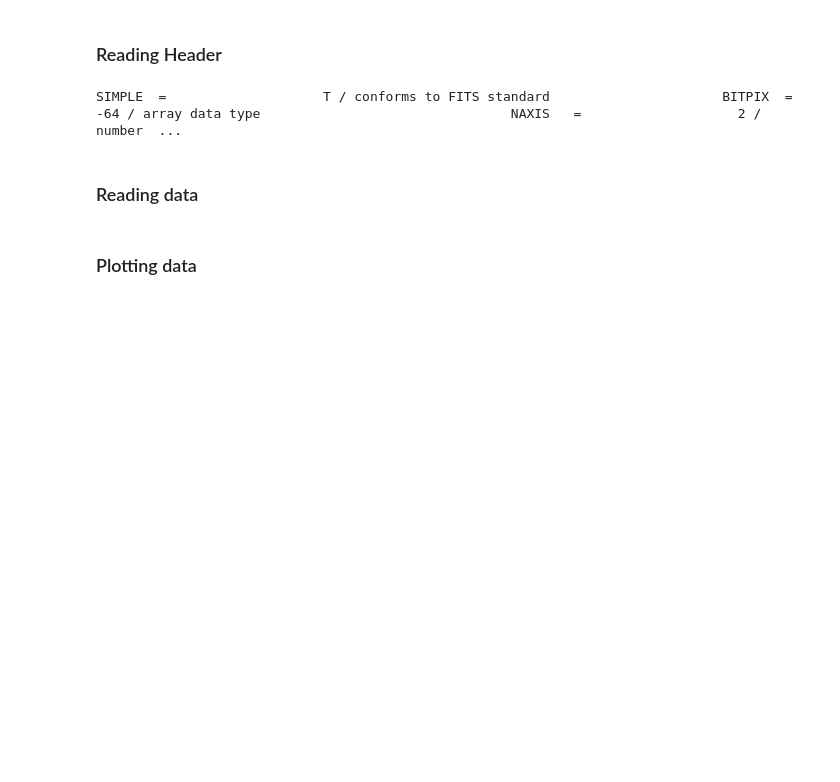
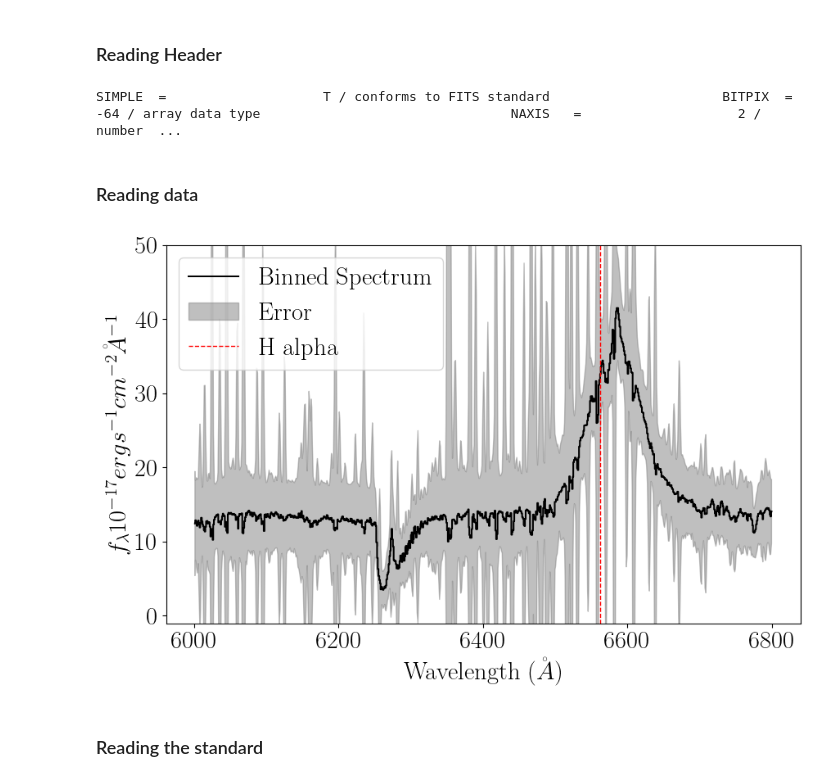
Before and after one commit to seratsaad/j0950, a Jupyter notebook: Halpha.ipynb, the cells around one changed output. Drawn from its saved outputs; the diff is of its cells as text; code cells hidden in the pictures; blank space fills up the shorter version.

```diff
--- a/Halpha.ipynb
+++ b/Halpha.ipynb
@@ -52,16 +52,66 @@ SIMPLE  =                    T / conforms to FITS standard
 # %% [markdown]
 ### Reading data
 # %%
-file_path = 'HETspec/PSU22-2-010/spectrum_20220325_0000009_exp01_red.fits'
+def read_spectrum(file_path, z):
+    with fits.open(file_path) as hdul:
+        data = hdul[0].data
+    wl = data[0] / (1 + z)
+    flux = data[1] * 1e17
+    e_flux = data[2] * 1e17
+    return wl, flux, e_flux
 
-# redshift
+# File paths and redshift
+file_path_farred = 'HETspec/PSU22-2-010/spectrum_20220325_0000009_exp01_farred.fits'
+file_path_other = 'HETspec/PSU22-2-010/spectrum_20220325_0000009_exp01_red.fits'
 z = 0.2144
 
-with fits.open(file_path) as hdul:
-    data = hdul[0].data
+# Read both spectra
+wl_farred, flux_farred, e_flux_farred = read_spectrum(file_path_farred, z)
+wl_other, flux_other, e_flux_other = read_spectrum(file_path_other, z)
 
-wl = data[0]/(1+z)
-flux = data[1]*1e17
-e_flux = data[2]*1e17
+# Combine the data
+wl_combined = np.concatenate((wl_farred, wl_other))
+flux_combined = np.concatenate((flux_farred, flux_other))
+e_flux_combined = np.concatenate((e_flux_farred, e_flux_other))
+
+# Bin the combined data
+bin_width = 1
+bins = np.arange(min(wl_combined), max(wl_combined) + bin_width, bin_width)
+bin_centers = 0.5 * (bins[:-1] + bins[1:])
+indices = np.digitize(wl_combined, bins)
+
+binned_wl = []
+binned_flux = []
+binned_flux_err = []
+
+for i in range(1, len(bins)):
+    in_bin = indices == i
+    if np.any(in_bin):
+        binned_wl.append(np.mean(wl_combined[in_bin]))
+        binned_flux.append(np.mean(flux_combined[in_bin]))
+        binned_flux_err.append(np.mean(e_flux_combined[in_bin]))
+
+binned_wl = np.array(binned_wl)
+binned_flux = np.array(binned_flux)
+binned_flux_err = np.array(binned_flux_err)
+
+# Apply mask to keep only values between 6000 Å and 7000 Å
+mask = (binned_wl >= 6000) & (binned_wl <= 6800)
+binned_wl_masked = binned_wl[mask]
+binned_flux_masked = binned_flux[mask]
+binned_flux_err_masked = binned_flux_err[mask]
+
+# Plotting the combined spectrum with the mask applied
+plt.figure(figsize=(10, 6))
+plt.plot(binned_wl_masked, binned_flux_masked, label='Binned Spectrum', color="black", drawstyle='steps-mid')
+plt.fill_between(binned_wl_masked, binned_flux_masked - binned_flux_err_masked, binned_flux_masked + binned_flux_err_masked, color='gray', alpha=0.5, label='Error')
+plt.axvline(x=6562.819, color='r', linestyle='--', linewidth=1, label="H alpha")
+plt.xlabel("Wavelength ($\AA$)")
+plt.ylabel("$f_{\lambda} 10^{-17} erg s^{-1} cm^{-2} \AA^{-1}$")
+plt.ylim(-1, 50)
+plt.legend()
+plt.show()
+# %% [output]
+[figure, added]
 # %% [markdown]
-### Plotting data
+### Reading the standard
```
Also changed, not shown: parts of 15 cells of this notebook, 46 other files.
